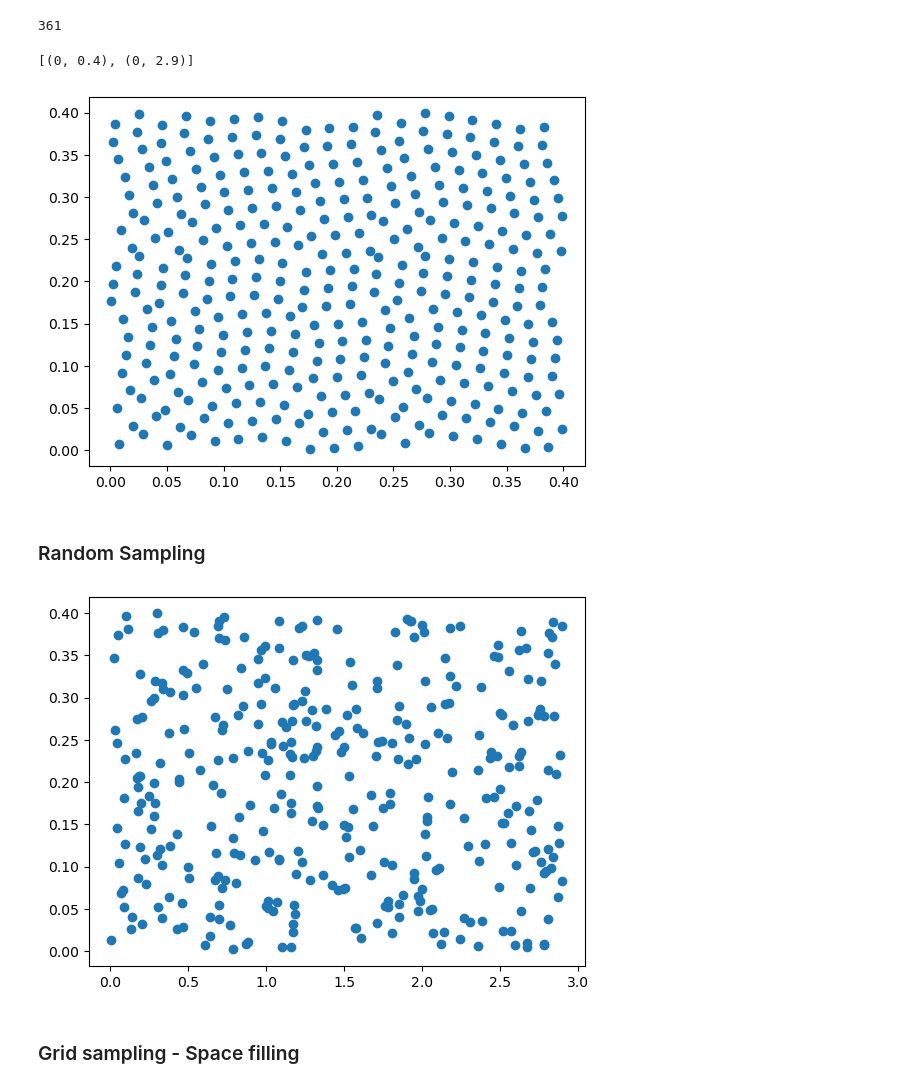
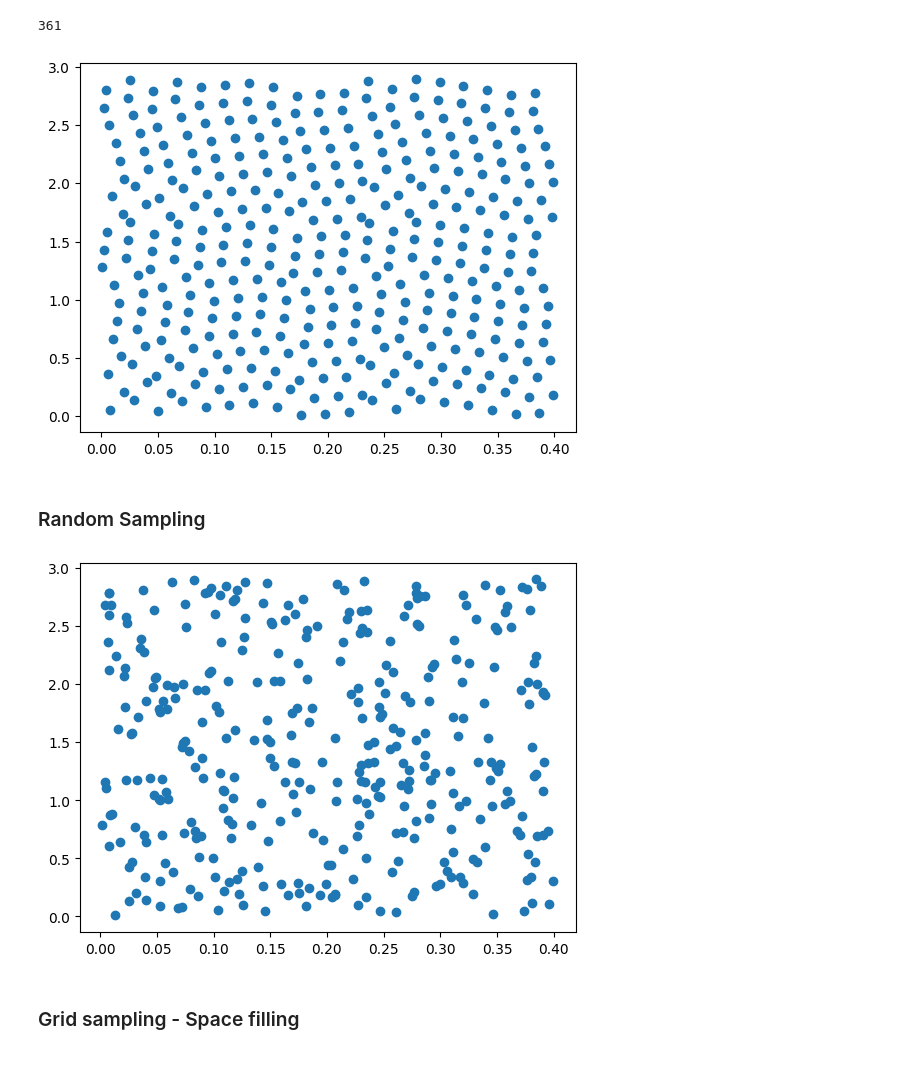
Before and after one commit to darkraisisi/sampling_hillslope_surrogate, a Jupyter notebook: experiments.ipynb, the cells around one changed output. Cells and saved outputs as stored; diff of their text form; code cells hidden in the pictures.

```diff
--- a/experiments.ipynb
+++ b/experiments.ipynb
@@ -275,23 +286,19 @@ n_samples
 # %% [output]
 361
 # %%
-# # LHS search
-LHS = lhs.OrtogonalLatinHyperCube()
-D_olhs, B_olhs = LHS.sample_stack([(0, D_lim), (0, B_lim)], n_samples)
-plt.plot(B_olhs, D_olhs, "o")
+D_olhs, B_olhs = OrtogonalLatinHyperCube.sample_stack([(0, D_lim), (0, B_lim)], n_samples)
+plt.plot(D_olhs, B_olhs, "o")
 plt.show()
 # %% [output]
-[(0, 0.4), (0, 2.9)]
-[figure, old version]
+[figure, new version]
 # %% [markdown]
 ### Random Sampling
 # %%
-RS = rs.Random()
-D_random, B_random = RS.sample_stack([(0, D_lim), (0, B_lim)], n_samples)
-plt.plot(B_random, D_random, "o")
+D_random, B_random = Random.sample_stack([(0, D_lim), (0, B_lim)], n_samples)
+plt.plot(D_random, B_random, "o")
 plt.show()
 # %% [output]
-[figure, old version]
+[figure, new version]
 # %% [markdown]
 ### Grid sampling - Space filling
 # %%
```
Also changed, not shown: parts of 10 cells of this notebook, 4 other files.
